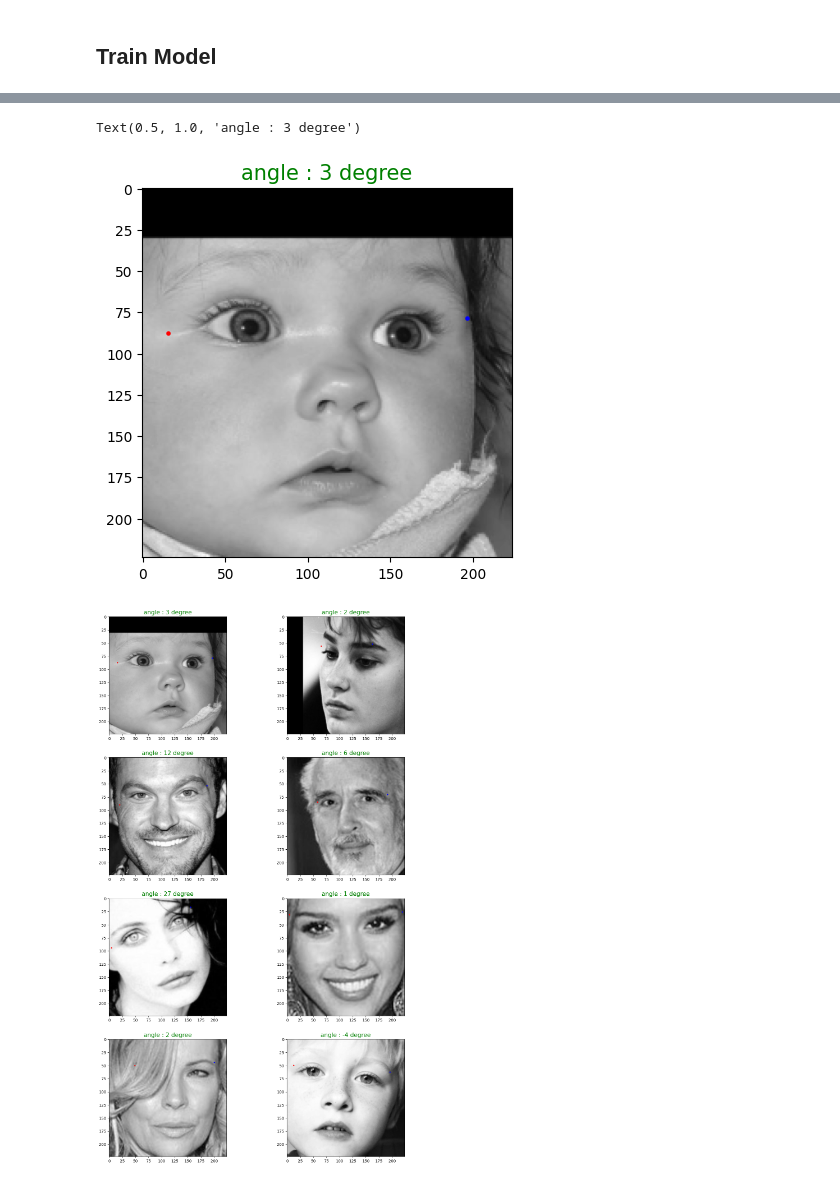
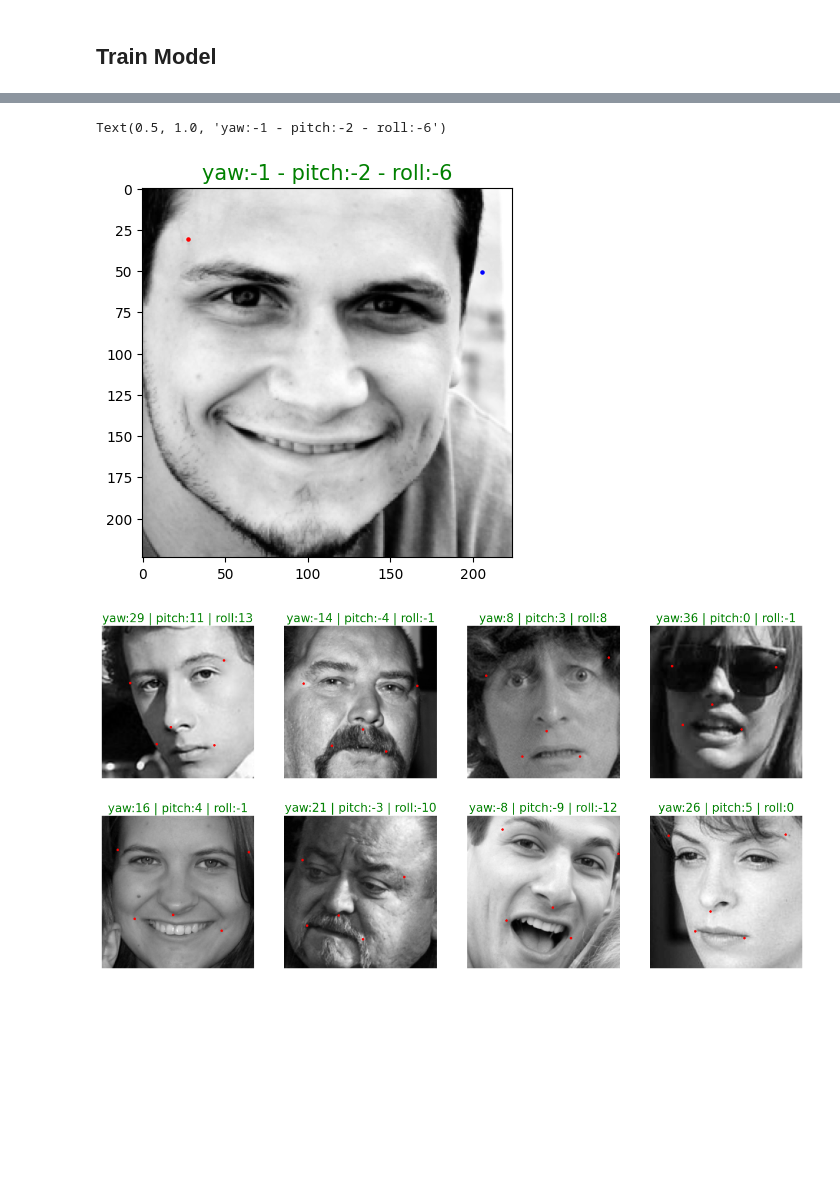
Before and after one commit to meysam-kazemi/face_detection_with_5_landmarks, a Jupyter notebook: pytorch.ipynb, the cells around one changed output, grey strips where cells are left out. Drawn from its saved outputs; the diff is of its cells as text; code cells hidden in the pictures; blank space fills up the shorter version.

Commit message:
yaw,pitch and roll

```diff
--- a/pytorch.ipynb
+++ b/pytorch.ipynb
@@ -274,14 +276,14 @@ with torch.no_grad():
     predictions = (best_network(images).cpu() + 0.5) * 224
     predictions = predictions.view(-1,5,2)
 
-    plt.figure(figsize=(10,40))
+    plt.figure(figsize=(16,8))
 
     for img_num in range(8):
-        plt.subplot(8,1,img_num+1)
+        plt.subplot(2,4,img_num+1)
         plt.imshow(images[img_num].cpu().numpy().transpose(1,2,0).squeeze(), cmap='gray')
         plt.scatter(predictions[img_num,:,0], predictions[img_num,:,1], c = 'r', s = 5)
         plt.scatter(landmarks[img_num,:,0], landmarks[img_num,:,1], c = 'g', s = 5)
-
+        plt.axis(False)
 print('Total number of test images: {}'.format(len(valid_dataset)))
 
 end_time = time.time()
@@ -305,0 +295,2 @@ angle = evaluate_angle(img,predictions[0,0],predictions[0,1])
+# %%
+pred = predictions[0]
@@ -306,19 +339,20 @@ angle = evaluate_angle(img,predictions[0,0],predictions[0,1])
 # %%
 plt.imshow(img.cpu().numpy().transpose(1,2,0).squeeze(), cmap='gray')
-plt.scatter(predictions[0,0,0], predictions[0,0,1], c = 'r', s = 5)
-plt.scatter(predictions[0,1,0], predictions[0,1,1], c = 'b', s = 5)
-plt.title("angle : "+str(angle)+" degree",color='g',size=15)
+plt.scatter(pred[0,0], pred[0,1], c = 'r', s = 5)
+plt.scatter(pred[1,0], pred[1,1], c = 'b', s = 5)
+yaw , pitch , roll = head_position(pred)
+plt.title(f"yaw:{yaw} - pitch:{pitch} - roll:{roll}",color='g',size=15)
 # %% [output]
-Text(0.5, 1.0, 'angle : 3 degree')
+Text(0.5, 1.0, 'yaw:-1 - pitch:-2 - roll:-6')
-[figure, old version]
+[figure, new version]
 # %%
-plt.figure(figsize=(15,25))
+plt.figure(figsize=(16,8))
 for img_num in range(8):
-    plt.subplot(4,2,img_num+1)
+    plt.subplot(2,4,img_num+1)
     plt.imshow(images[img_num].cpu().numpy().transpose(1,2,0).squeeze(), cmap='gray')
-    angle = evaluate_angle(images[img_num],predictions[img_num,0],predictions[img_num,1])
-    plt.scatter(predictions[img_num,0,0], predictions[img_num,0,1], c = 'r', s = 5)
-    plt.scatter(predictions[img_num,1,0], predictions[img_num,1,1], c = 'b', s = 5)
-    plt.title("angle : "+str(angle)+" degree",color='g',size=15)
+    plt.scatter(predictions[img_num,:,0], predictions[img_num,:,1], c = 'r', s = 5)
+    yaw , pitch , roll = head_position(predictions[img_num])
+    plt.title(f"yaw:{yaw} | pitch:{pitch} | roll:{roll}",color='g',size=15)
+    plt.axis(False)
 # %% [output]
-[figure, old version]
+[figure, new version]
```
Also changed, not shown: parts of 8 cells of this notebook.
